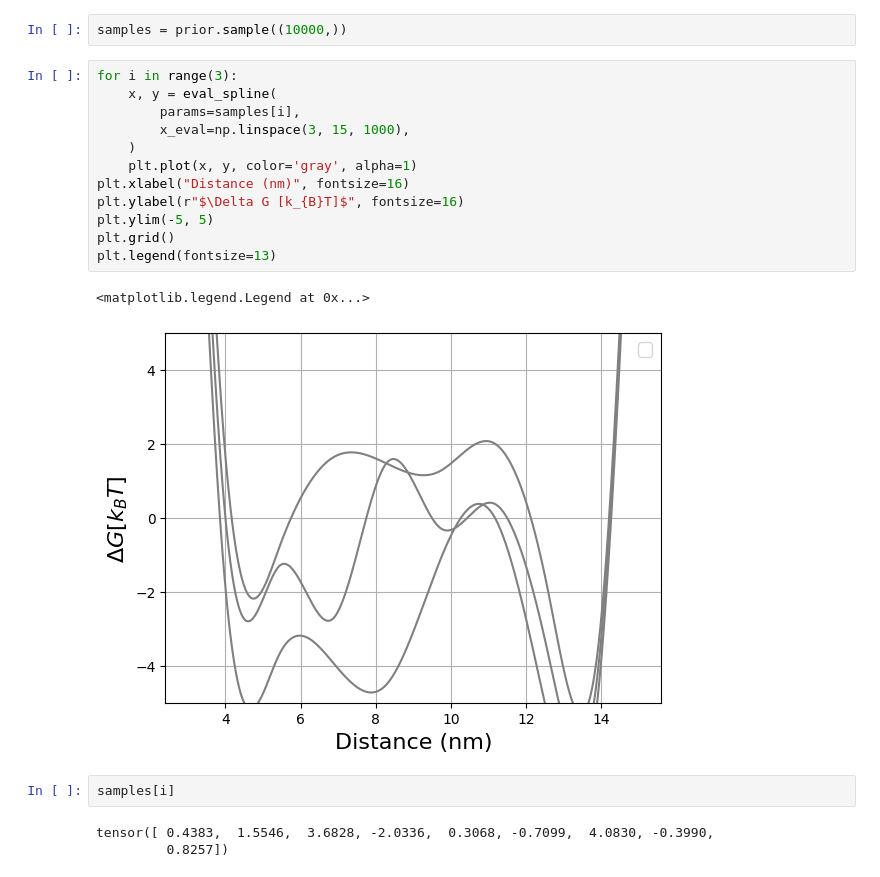
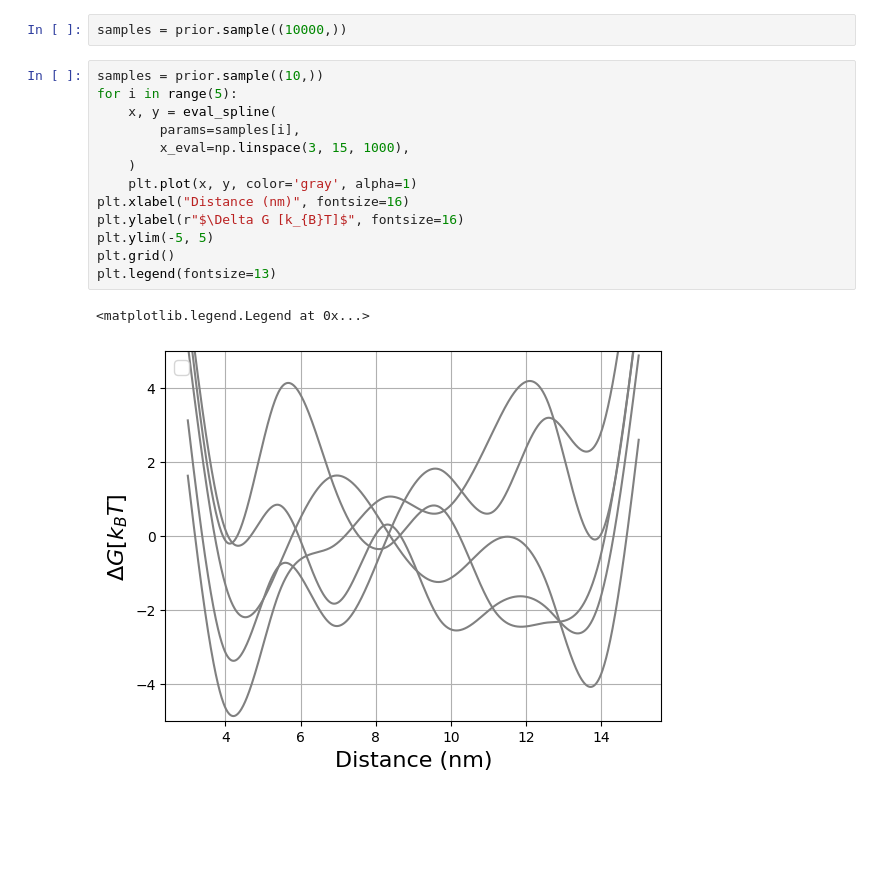
Before and after one commit to covinolab/smFRET_sbi, a Jupyter notebook: analysis/setup_prior.ipynb, the cells around one changed output. Cells and saved outputs as stored; diff of their text form; blank space fills up the shorter version.

```diff
--- a/analysis/setup_prior.ipynb
+++ b/analysis/setup_prior.ipynb
@@ -28,22 +28,18 @@ eval_spline = eval_spline_from_config(data_cfg)
 # %%
 samples = prior.sample((10000,))
 # %%
-for i in range(3):
+samples = prior.sample((10,))
+for i in range(5):
     x, y = eval_spline(
         params=samples[i],
         x_eval=np.linspace(3, 15, 1000),
     )
     plt.plot(x, y, color='gray', alpha=1)
 plt.xlabel("Distance (nm)", fontsize=16)
 plt.ylabel(r"$\Delta G [k_{B}T]$", fontsize=16)
 plt.ylim(-5, 5)
 plt.grid()
 plt.legend(fontsize=13)
 # %% [output]
 <matplotlib.legend.Legend at 0x...>
-[figure, old version]
+[figure, new version]
-# %%
-samples[i]
-# %% [output]
-tensor([ 0.4383,  1.5546,  3.6828, -2.0336,  0.3068, -0.7099,  4.0830, -0.3990,
-         0.8257])
```
Also changed, not shown: 4 other files.
